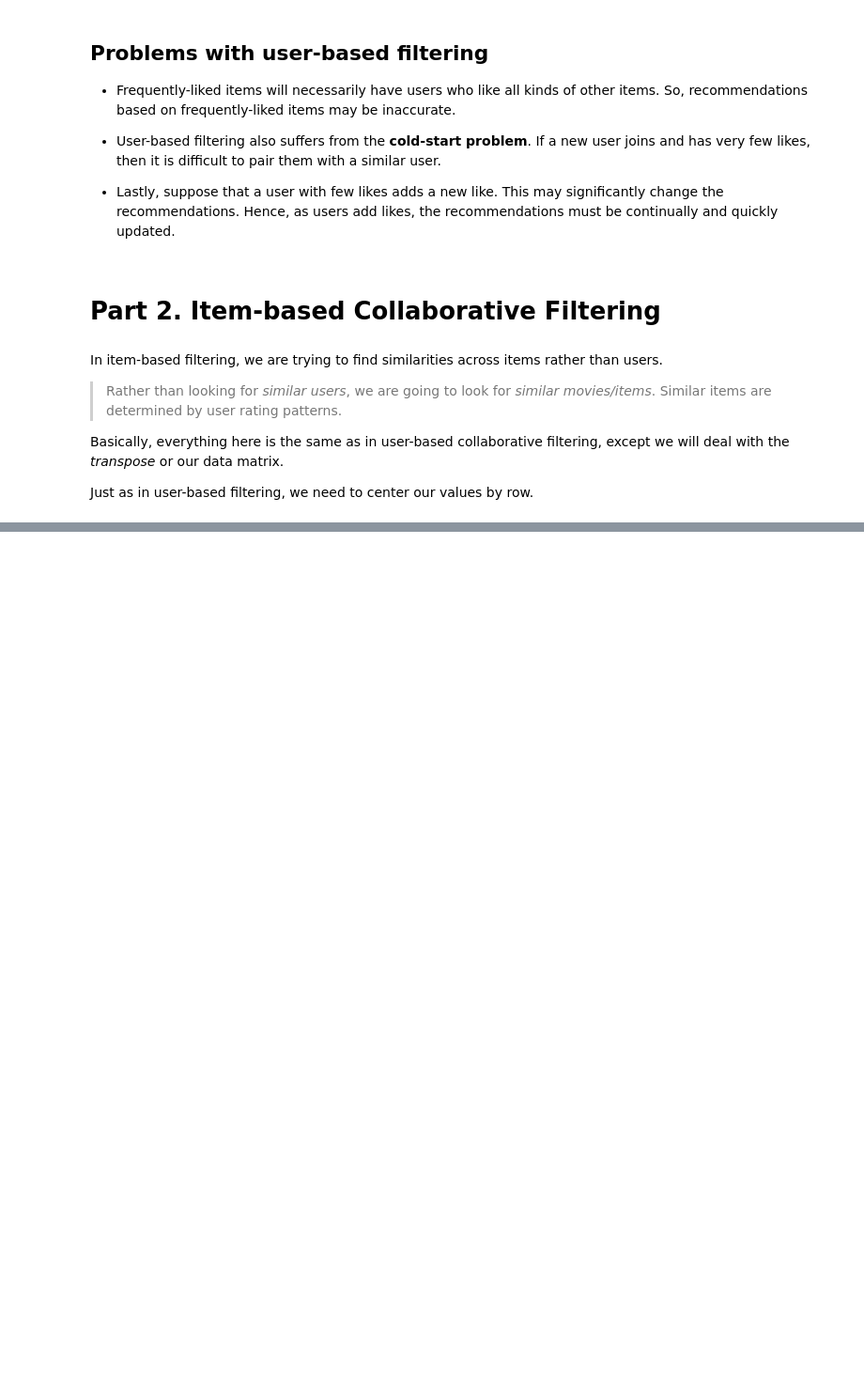
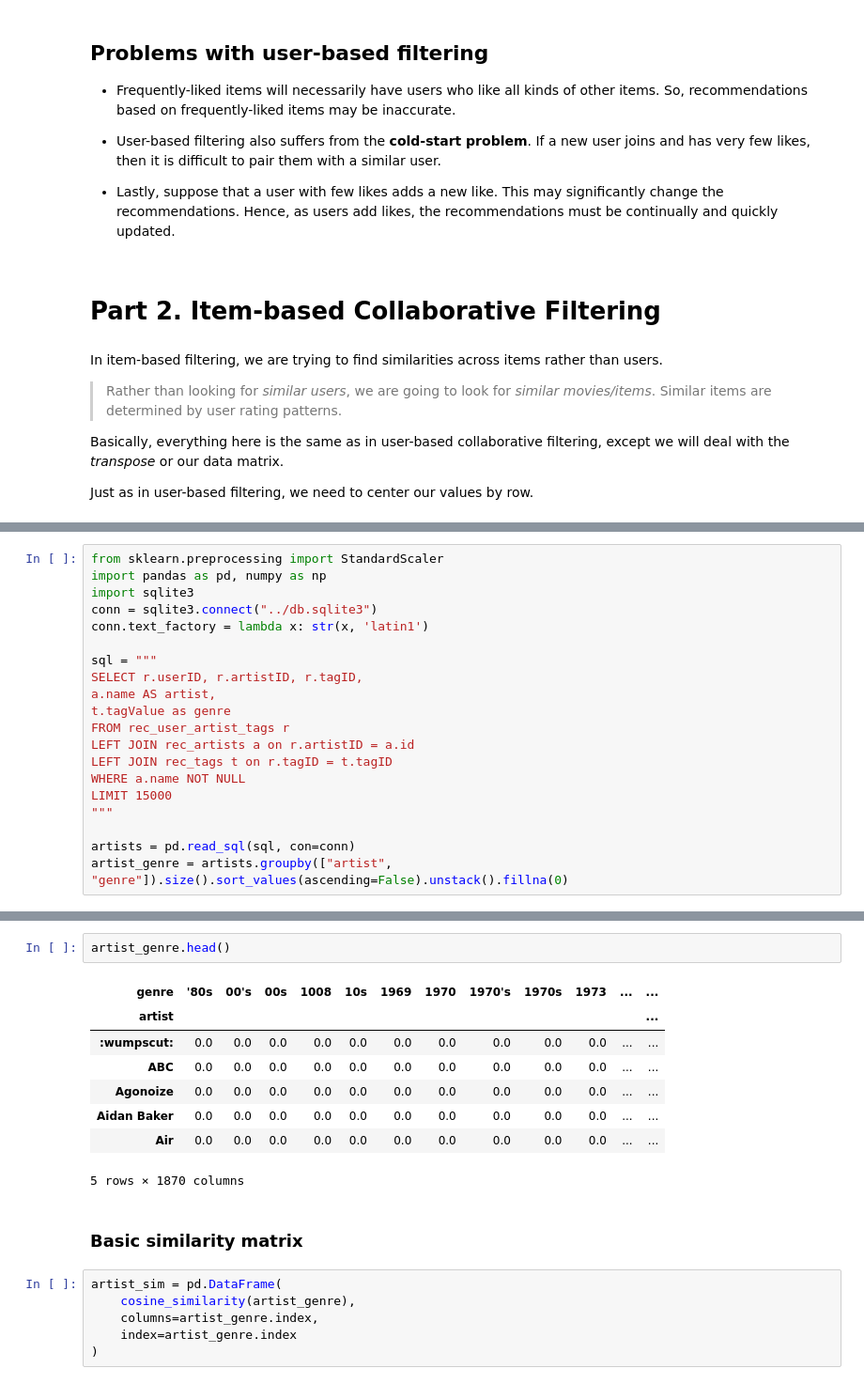
Before and after one commit to ethan-eplee/Personal-Repo, a Jupyter notebook: Unsupervised Learning Clustering/Recommender System.ipynb, the cells around one changed output, grey strips where cells are left out. Shown: that part at 94% size. Drawn from its saved outputs; the diff is of its cells as text; blank space fills up the shorter version.

```diff
--- a/Unsupervised Learning Clustering/Recommender System.ipynb
+++ b/Unsupervised Learning Clustering/Recommender System.ipynb
@@ -240,0 +283,20 @@ movies_sim
+# %%
+from sklearn.preprocessing import StandardScaler
+import pandas as pd, numpy as np
+import sqlite3
+conn = sqlite3.connect("../db.sqlite3")
+conn.text_factory = lambda x: str(x, 'latin1')
+
+sql = """
+SELECT r.userID, r.artistID, r.tagID,
+a.name AS artist,
+t.tagValue as genre
+FROM rec_user_artist_tags r
+LEFT JOIN rec_artists a on r.artistID = a.id
+LEFT JOIN rec_tags t on r.tagID = t.tagID
+WHERE a.name NOT NULL
+LIMIT 15000
+"""
+
+artists = pd.read_sql(sql, con=conn)
+artist_genre = artists.groupby(["artist", "genre"]).size().sort_values(ascending=False).unstack().fillna(0)
@@ -240,0 +318,19 @@ movies_sim
+# %%
+artist_genre.head()
+# %% [output]
+| genre | '80s | 00's | 00s | 1008 | 10s | 1969 | 1970 | 1970's | 1970s | 1973 | ... | ... |
+| artist |  |  |  |  |  |  |  |  |  |  |  | ... |
+| :wumpscut: | 0.0 | 0.0 | 0.0 | 0.0 | 0.0 | 0.0 | 0.0 | 0.0 | 0.0 | 0.0 | ... | ... |
+| ABC | 0.0 | 0.0 | 0.0 | 0.0 | 0.0 | 0.0 | 0.0 | 0.0 | 0.0 | 0.0 | ... | ... |
+| Agonoize | 0.0 | 0.0 | 0.0 | 0.0 | 0.0 | 0.0 | 0.0 | 0.0 | 0.0 | 0.0 | ... | ... |
+| Aidan Baker | 0.0 | 0.0 | 0.0 | 0.0 | 0.0 | 0.0 | 0.0 | 0.0 | 0.0 | 0.0 | ... | ... |
+| Air | 0.0 | 0.0 | 0.0 | 0.0 | 0.0 | 0.0 | 0.0 | 0.0 | 0.0 | 0.0 | ... | ... |
+5 rows × 1870 columns
+# %% [markdown]
+### Basic similarity matrix
+# %%
+artist_sim = pd.DataFrame(
+    cosine_similarity(artist_genre),
+    columns=artist_genre.index,
+    index=artist_genre.index
+)
```
Also changed, not shown: parts of 12 cells of this notebook, 2 other files.
